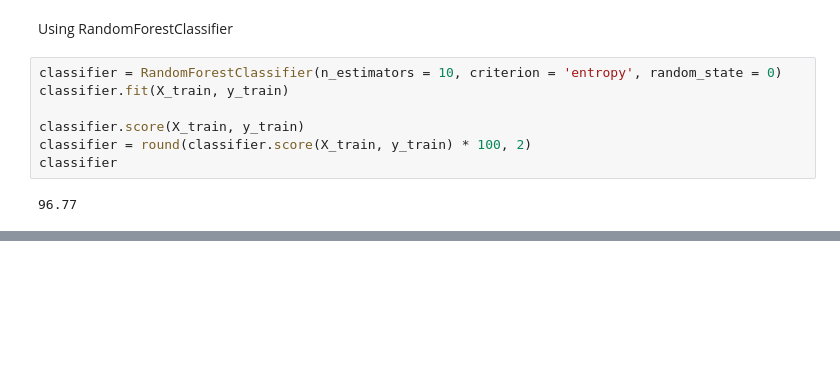
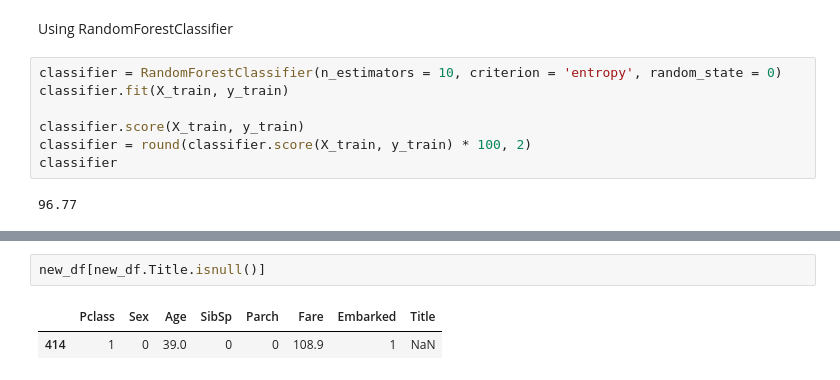
Before and after one commit to onx3/End-of-Year-Final, a Jupyter notebook: TitanicEvaluation.ipynb, the cells around one changed output, grey strips where cells are left out. Drawn from its saved outputs; the diff is of its cells as text; blank space fills up the shorter version.

```diff
--- a/TitanicEvaluation.ipynb
+++ b/TitanicEvaluation.ipynb
@@ -398,0 +465,5 @@ Creating a submission file
+# %%
+new_df[new_df.Title.isnull()]
+# %% [output]
+|  | Pclass | Sex | Age | SibSp | Parch | Fare | Embarked | Title |
+| 414 | 1 | 0 | 39.0 | 0 | 0 | 108.9 | 1 | NaN |
```
Also changed, not shown: parts of 16 cells of this notebook, 1 other file.
